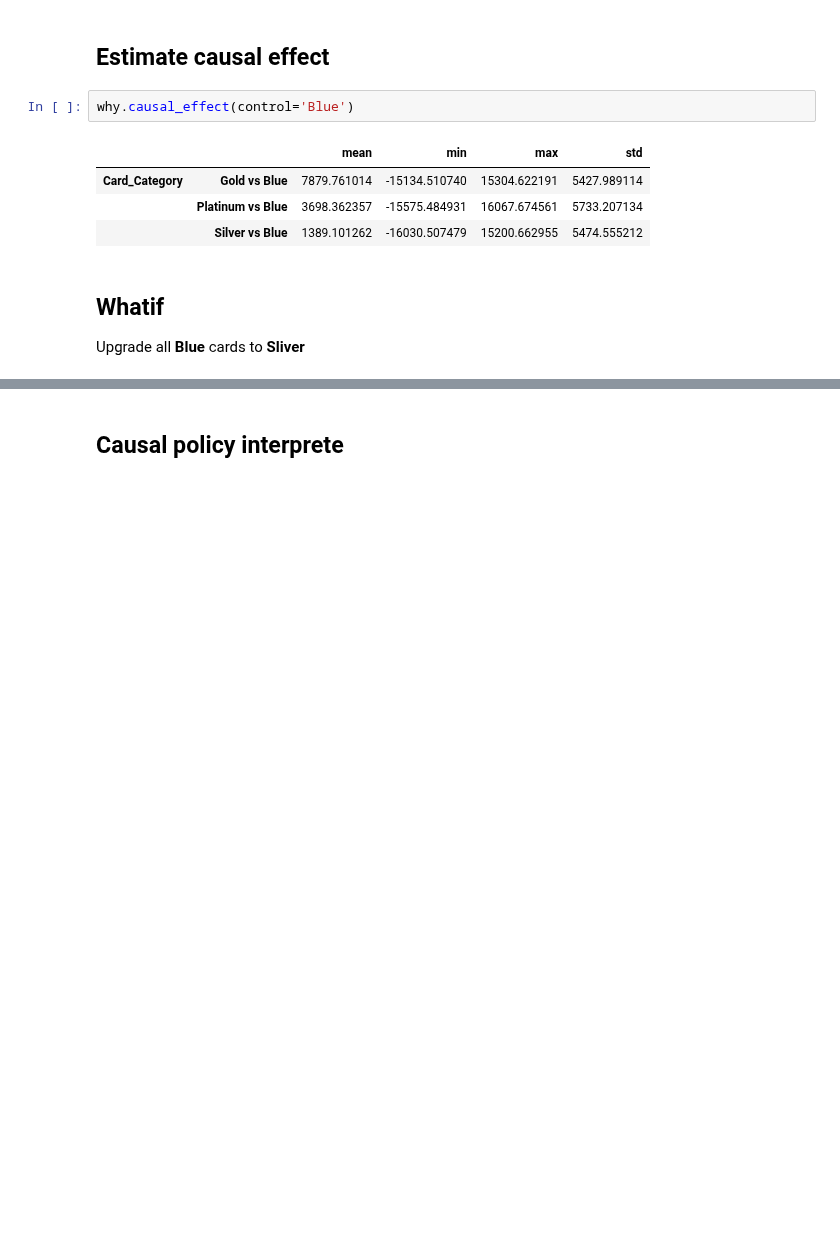
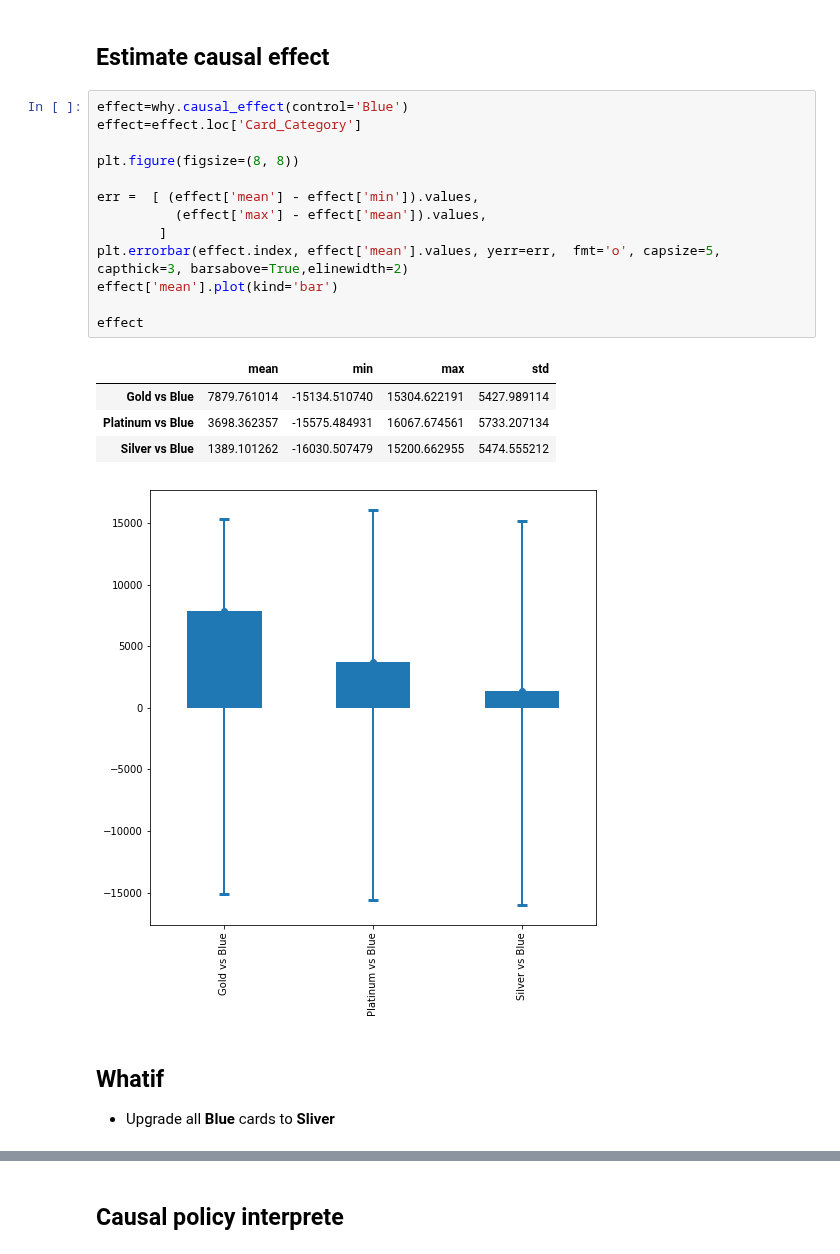
Before and after one commit to DataCanvasIO/YLearn, a Jupyter notebook: example_usages/case_study_bank.ipynb, the cells around one changed output, grey strips where cells are left out. Cells and saved outputs as stored; diff of their text form; blank space fills up the shorter version.

```diff
--- a/example_usages/case_study_bank.ipynb
+++ b/example_usages/case_study_bank.ipynb
@@ -108,14 +108,26 @@ why.plot_causal_graph()
 # %% [markdown]
 ## Estimate causal effect
 # %%
-why.causal_effect(control='Blue')
+effect=why.causal_effect(control='Blue')
+effect=effect.loc['Card_Category']
+
+plt.figure(figsize=(8, 8))
+
+err =  [ (effect['mean'] - effect['min']).values,
+          (effect['max'] - effect['mean']).values,
+        ]
+plt.errorbar(effect.index, effect['mean'].values, yerr=err,  fmt='o', capsize=5, capthick=3, barsabove=True,elinewidth=2)
+effect['mean'].plot(kind='bar')
+
+effect
 # %% [output]
-|  |  | mean | min | max | std |
-| Card_Category | Gold vs Blue | 7879.761014 | -15134.510740 | 15304.622191 | 5427.989114 |
-|  | Platinum vs Blue | 3698.362357 | -15575.484931 | 16067.674561 | 5733.207134 |
-|  | Silver vs Blue | 1389.101262 | -16030.507479 | 15200.662955 | 5474.555212 |
+|  | mean | min | max | std |
+| Gold vs Blue | 7879.761014 | -15134.510740 | 15304.622191 | 5427.989114 |
+| Platinum vs Blue | 3698.362357 | -15575.484931 | 16067.674561 | 5733.207134 |
+| Silver vs Blue | 1389.101262 | -16030.507479 | 15200.662955 | 5474.555212 |
+[figure, added]
 # %% [markdown]
 ## Whatif
 
-Upgrade all **Blue** cards to **Sliver**
+* Upgrade all **Blue** cards to **Sliver**
 # %%
```
Also changed, not shown: parts of 42 cells of this notebook.
